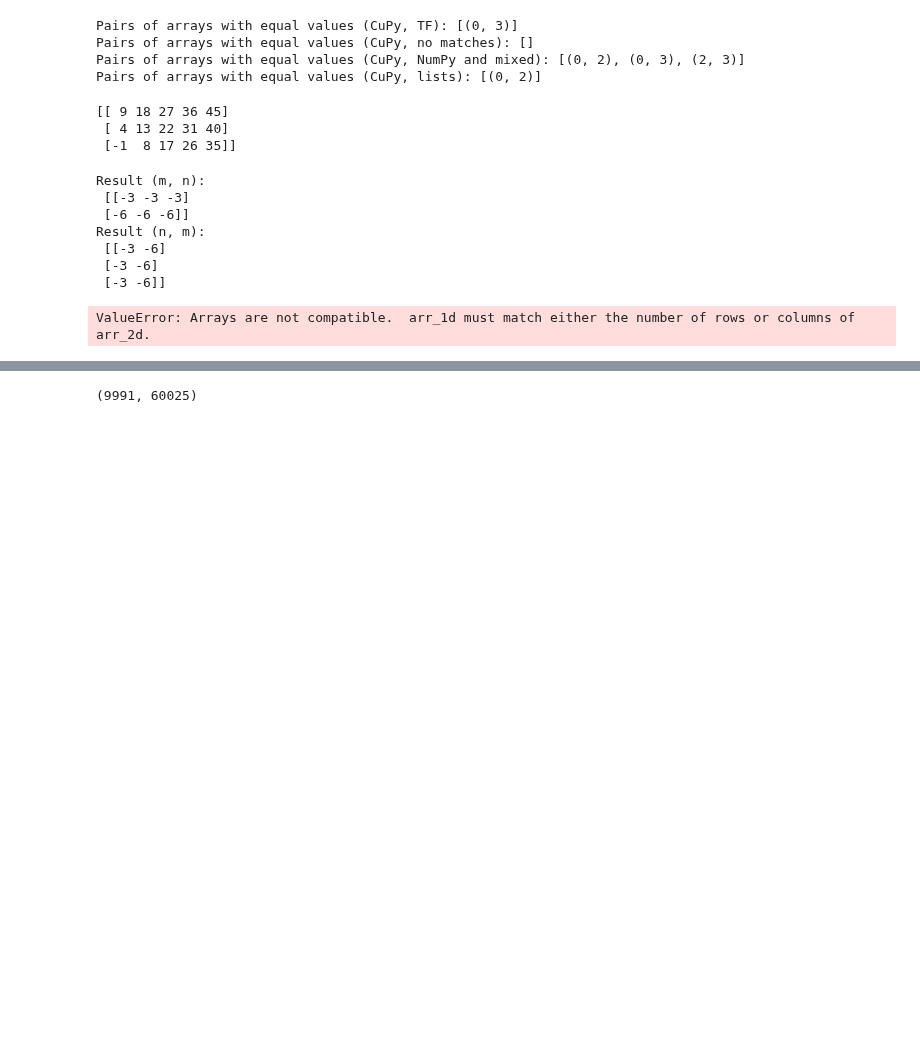
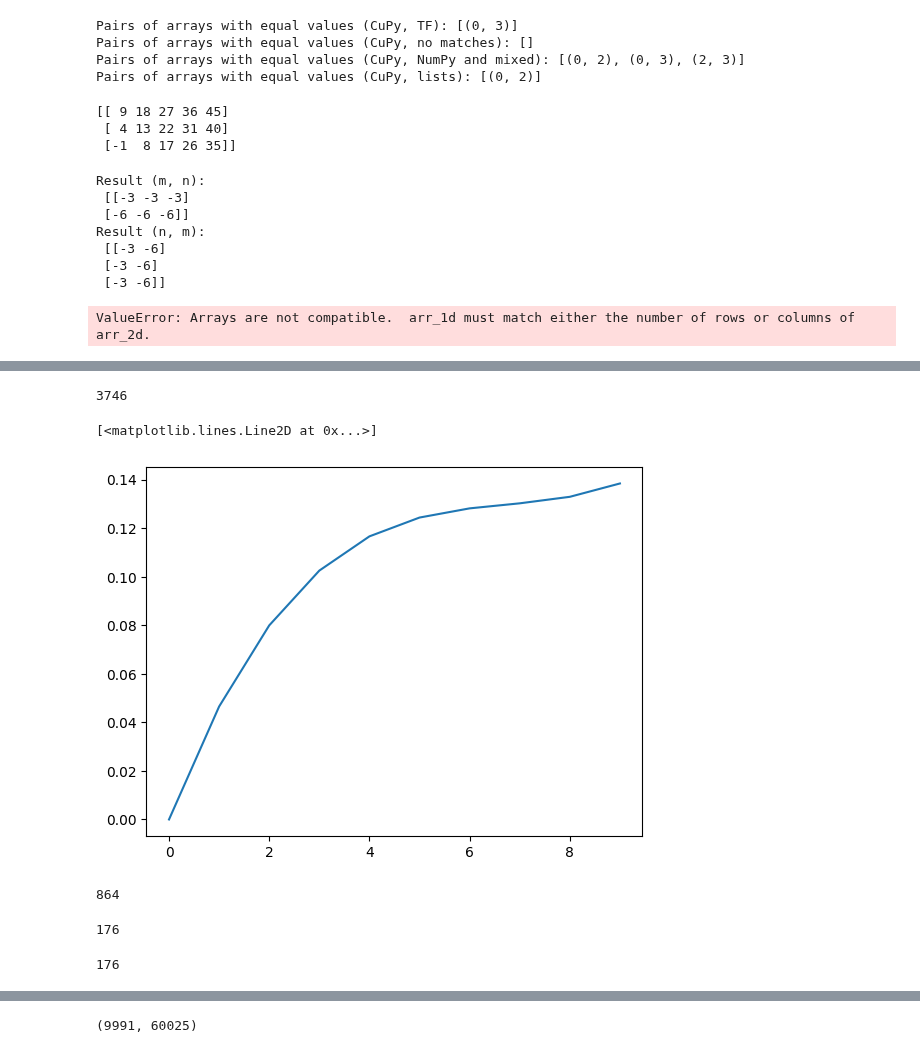
Before and after one commit to okuhlemadondo/Formulaic-Alpha-Search, a Jupyter notebook: transform-implementations.ipynb, the cells around one changed output, grey strips where cells are left out. Drawn from its saved outputs; the diff is of its cells as text; code cells hidden in the pictures; blank space fills up the shorter version.

```diff
--- a/transform-implementations.ipynb
+++ b/transform-implementations.ipynb
@@ -129,12 +129,13 @@ def generate_coordinate_arrangements_cupy(point_ranges):
 # Define the individual x and y ranges for each point
 
 min_x = 0
-max_x = 3
+max_x = 4
 min_y = 0
-max_y = 5
+max_y = 7
 
 point_ranges = [
     ((min_x, min_x), (min_y, max_y)),
+    ((min_x, max_x), (min_y, max_y)),
     ((min_x, max_x), (min_y, max_y)),
     ((max_x, max_x), (min_y, max_y))
 ]
@@ -657,0 +687,23 @@ CuPy time: 0.37003591899997446
+# %%
+unique_list = remove_duplicate_arrays(kernel_functions[0])
+print(len(unique_list))
+# %% [output]
+3746
+# %%
+plt.plot(unique_list[400])
+# %% [output]
+[<matplotlib.lines.Line2D at 0x...>]
+[figure, added]
+# %%
+len(kernel_functions[0])
+# %% [output]
+864
+# %%
+print(len(unique_list))
+# %% [output]
+176
+# %%
+equal_kf = find_equal_arrays(kernel_functions[0])
+print(len(equal_kf))
+# %% [output]
+176
```
Also changed, not shown: parts of 17 cells of this notebook.
